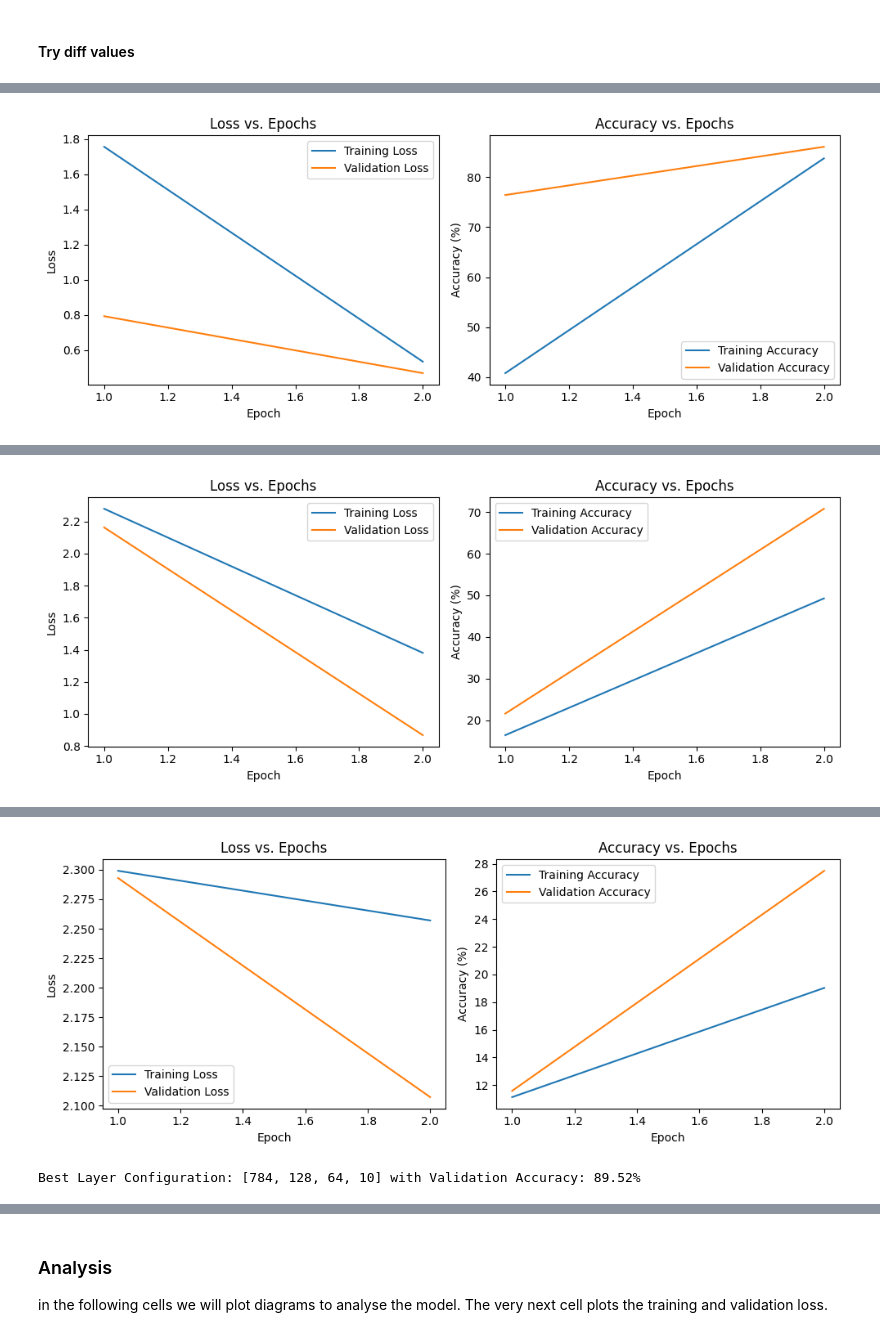
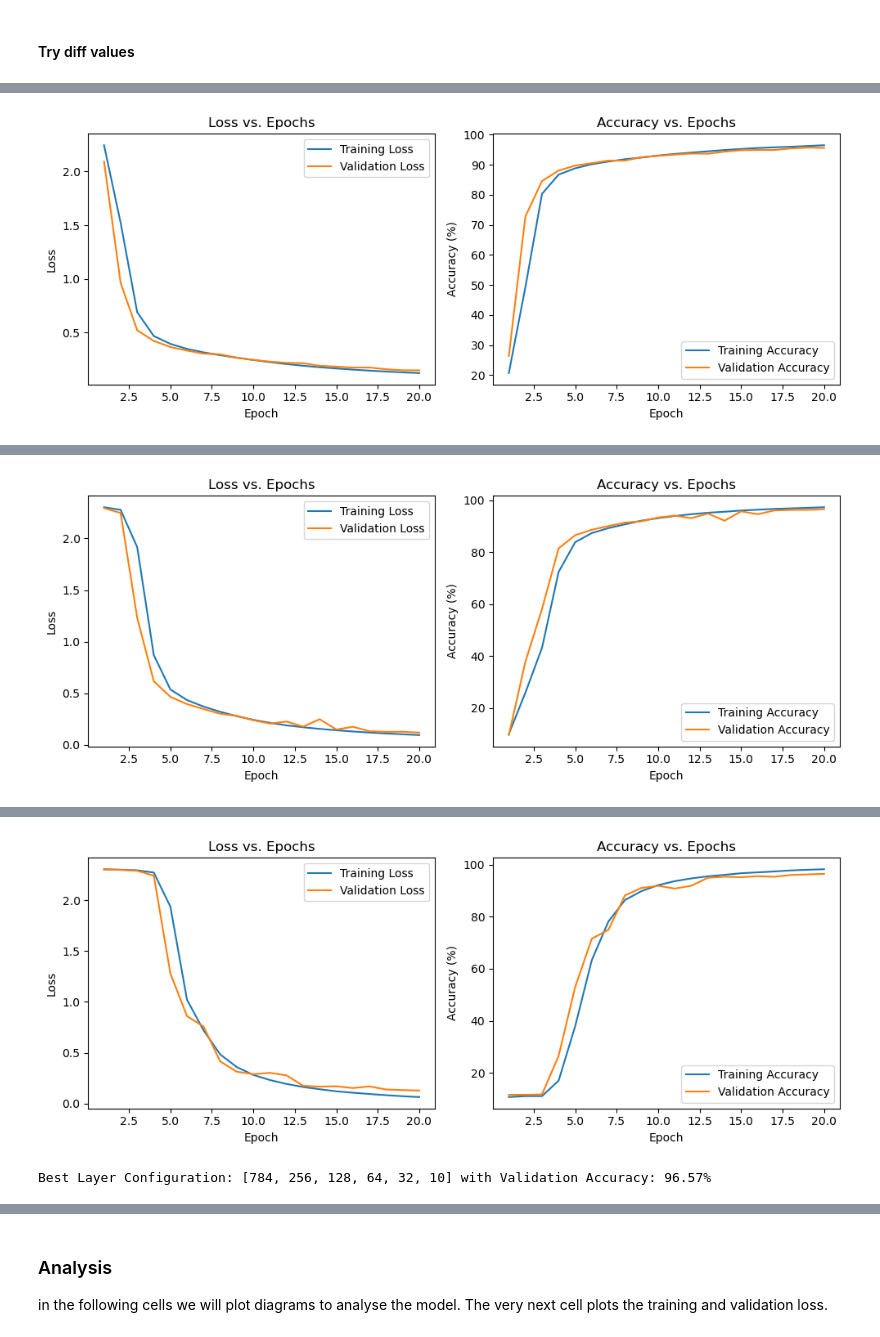
Before and after one commit to 0marsaad/Number-image_identification, a Jupyter notebook: Neural.ipynb, the cells around one changed output, grey strips where cells are left out. Drawn from its saved outputs; the diff is of its cells as text; code cells hidden in the pictures.

```diff
--- a/Neural.ipynb
+++ b/Neural.ipynb
@@ -63,7 +61,7 @@ val_images_tensor = val_images_tensor.view(-1, 28*28)
 test_images_tensor = test_images_tensor.view(-1, 28*28)
 
 # Create TensorDataset and DataLoader for training, validation, and test sets
-batch_size = 32
+batch_size = 64
 train_dataset = TensorDataset(train_images_tensor, train_labels_tensor)
 val_dataset = TensorDataset(val_images_tensor, val_labels_tensor)
 test_dataset = TensorDataset(test_images_tensor, test_labels_tensor)
@@ -165,7 +146,7 @@ class NeuralNetwork(nn.Module):
         x = self.layers[-1](x)  # Last layer without ReLU
         return x
 # %%
-def train_model(model, train_loader, val_loader, criterion, optimizer, epochs):
+def train_model(model, train_loader, val_loader, criterion, optimizer, epochs=10):
     TrainLoss = []
     ValLoss = []
     TrainAcc = []
@@ -251,7 +232,7 @@ def plot(epochs, train_losses, val_losses, train_accuracies, val_accuracies):
 # %%
 # try diff num of layers
 criterion = nn.CrossEntropyLoss()
-Epochs = 2
+Epochs = 20
 layer_nums = [
     [784, 128, 64, 10],       # 2 layers
     [784, 128, 64, 32, 10],   # 3 layers
@@ -285,2 +292,2 @@ Epoch 2, Train Loss: 0.5351, Val Loss: 0.4699, Train Acc: 83.78%, Val Acc: 86.10
-[figure, old version]
+[figure, new version]
 Training with layer configuration: [784, 256, 128, 64, 32, 10]
@@ -289,2 +310,2 @@ Epoch 2, Train Loss: 1.3808, Val Loss: 0.8679, Train Acc: 49.26%, Val Acc: 70.77
-[figure, old version]
+[figure, new version]
 Training with layer configuration: [784, 512, 256, 128, 64, 32, 10]
@@ -293,5 +328,5 @@ Epoch 2, Train Loss: 2.2570, Val Loss: 2.1072, Train Acc: 19.03%, Val Acc: 27.49
-[figure, old version]
+[figure, new version]
-Best Layer Configuration: [784, 128, 64, 10] with Validation Accuracy: 89.52%
+Best Layer Configuration: [784, 256, 128, 64, 32, 10] with Validation Accuracy: 96.57%
 # %%
 # try diff num of neurons
 best_num_hidden_layers = len(best_layer_nums) - 2  # Exclude input (784) and output (10) layers
```
Also changed, not shown: parts of 12 cells of this notebook, 1 other file.
